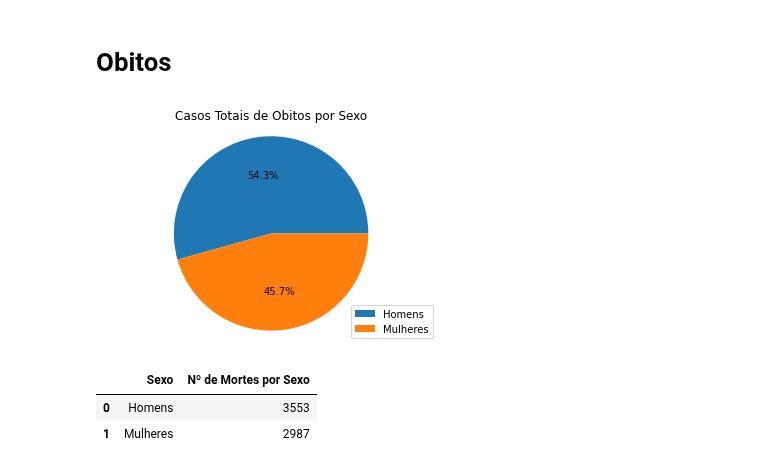
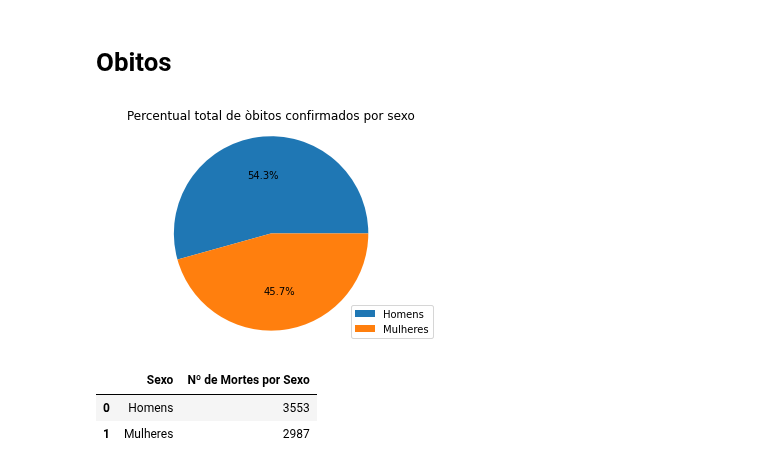
Before and after one commit to Jose-Bruno/Visualiza-oComputacional, a Jupyter notebook: José_Bruno_da_Silva_Santos_Visualização_Computacional.ipynb, the cells around one changed output. Cells and saved outputs as stored; diff of their text form; code cells hidden in the pictures.

```diff
--- a/José_Bruno_da_Silva_Santos_Visualização_Computacional.ipynb
+++ b/José_Bruno_da_Silva_Santos_Visualização_Computacional.ipynb
@@ -221,14 +222,14 @@ casos_obitos_Mulheres = len(dados[(dados['SEXO'] == 'F') & (dados['Situação do
 # %%
 valores = [casos_obitos_homens, casos_obitos_Mulheres]
 legenda = ["Homens", "Mulheres"]
 
 plt.pie(valores, autopct='%1.1f%%')
 plt.legend(legenda, loc=4)
 plt.axis('equal')
-plt.title('Casos Totais de Obitos por Sexo')
+plt.title('Percentual total de òbitos confirmados por sexo')
 plt.show()
 # %% [output]
-[figure, old version]
+[figure, new version]
 # %%
 lista4 = [casos_obitos_homens, casos_obitos_Mulheres]
 legenda4 = ["Homens", "Mulheres"]
```
Also changed, not shown: parts of 6 cells of this notebook.
